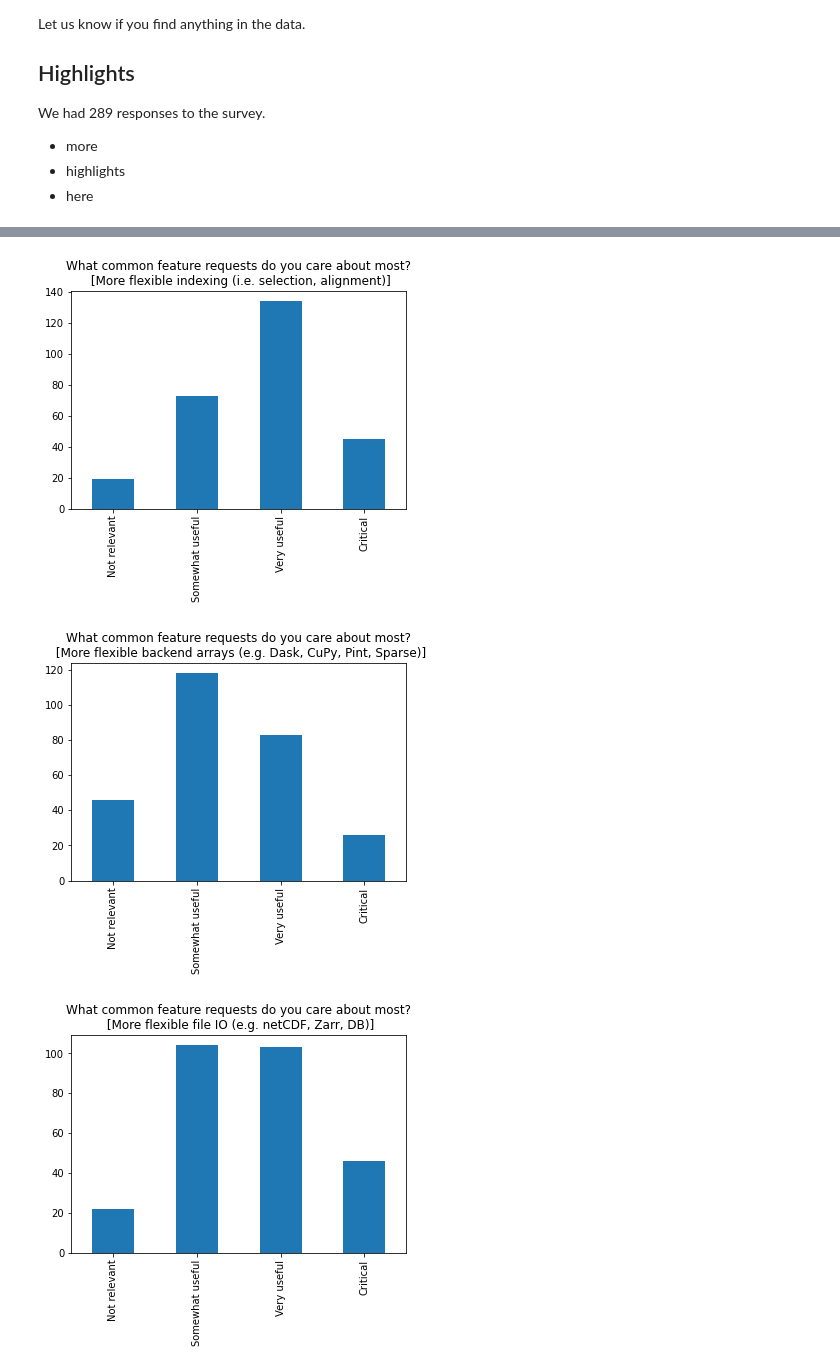
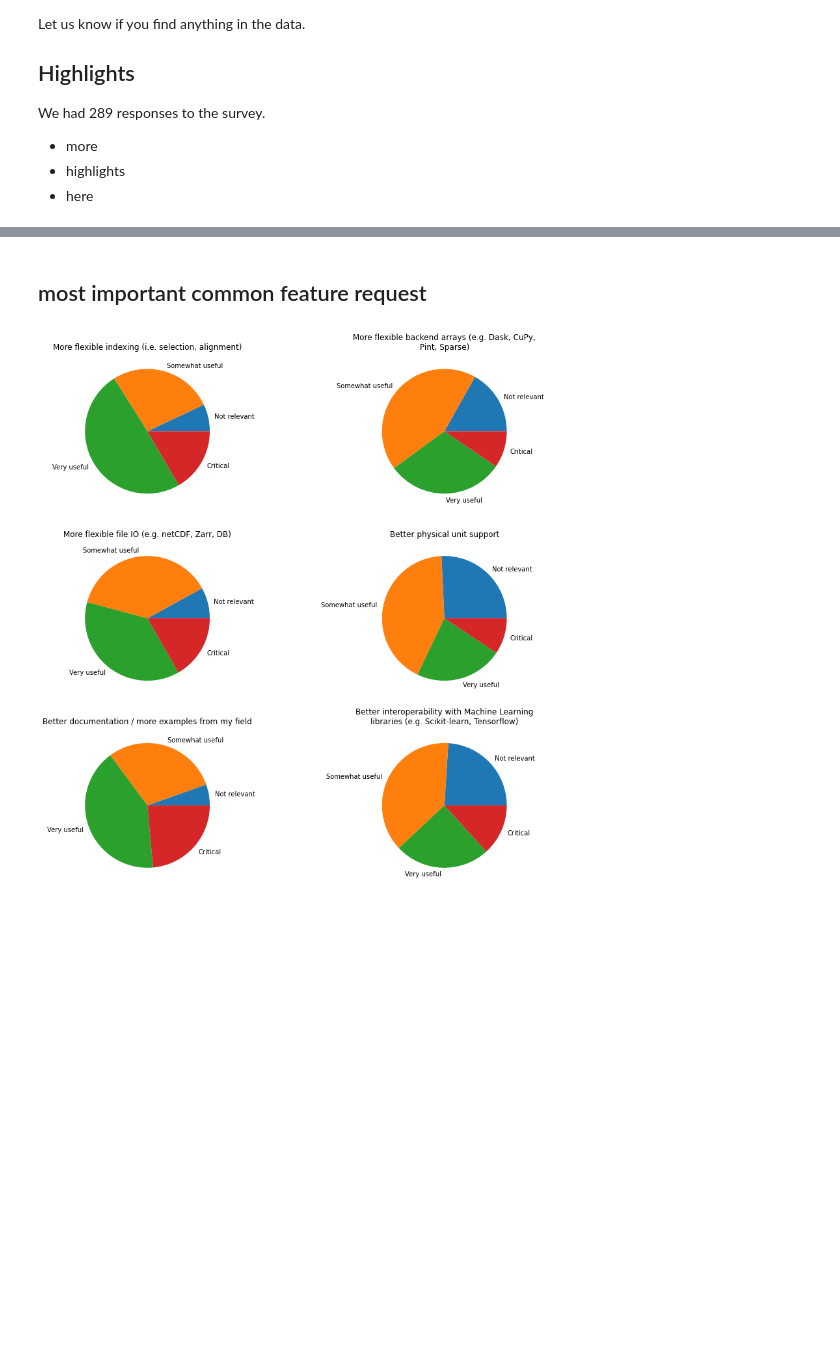
Before and after one commit to xarray-contrib/user-survey, a Jupyter notebook: 2021.ipynb, the cells around one changed output, grey strips where cells are left out. Drawn from its saved outputs; the diff is of its cells as text; code cells hidden in the pictures; blank space fills up the shorter version.

```diff
--- a/2021.ipynb
+++ b/2021.ipynb
@@ -187,14 +279,2 @@ df['How easy is it for you to upgrade to newer versions of Python libraries?'].v
 # %%
 from collections import defaultdict
-# %%
-d = defaultdict(int)
-for s in df['What are some other libraries that you often use with Xarray? (e.g. "dask, pandas, scikit-learn") '].dropna().values:
-
-    for pkg in s.split(','):
-        pkg = pkg.lower().strip()
-        if pkg:
-            d[pkg] += 1
-
-pkgs = pd.Series(d)
-pkgs = pkgs[pkgs > 5].sort_values()
-pkgs.plot.bar()
@@ -206,8 +307,16 @@ prefix = 'What development activities would help you most right now?'
 order = ['Not relevant', 'Somewhat useful', 'Very useful', 'Critical']
 df_q = df.filter(regex=f'^{prefix}',axis=1)
 
-for k, s in df_q.items():
-    plt.figure()
-    s.value_counts().reindex(order).plot.bar()
-    plt.title(k.replace('?', '?\n'))
+fig, axes = plt.subplots(2, 3, figsize=(15, 10))
+for (k, s), ax in zip(df_q.items(), axes.ravel()):
+    s.value_counts().reindex(order).plot.pie(ax=ax)
+    ax.set_xlabel(None)
+    ax.set_ylabel(None)
+
+    title = "\n".join(textwrap.wrap(
+        k[len(prefix):].strip().strip("[]"),
+        width=50,
+    ))
+    ax.set_title(title)
+_ = axes[-1, -1].axis("off")
 # %% [output]
@@ -219,13 +324,20 @@ for k, s in df_q.items():
+# %% [markdown]
+## most important common feature request
 # %%
 prefix = 'What common feature requests do you care about most?'
 order = ['Not relevant', 'Somewhat useful', 'Very useful', 'Critical']
 df_q = df.filter(regex=f'^{prefix}',axis=1)
 
-for k, s in df_q.items():
-    plt.figure()
-    s.value_counts().reindex(order).plot.bar()
-    plt.title(k.replace('?', '?\n'))
+fig, axes = plt.subplots(3, 2, figsize=(15, 15))
+for (k, s), ax in zip(df_q.items(), axes.ravel()):
+    s.value_counts().reindex(order).plot.pie(ax=ax)
+    ax.set_xlabel(None)
+    ax.set_ylabel(None)
+
+    title = "\n".join(textwrap.wrap(
+        k[len(prefix):].strip().strip("[]"),
+        width=50,
+    ))
+    ax.set_title(title)
 # %% [output]
-[figure, old version]
+[figure, new version]
-[figure, removed]
-[figure, removed]
```
Also changed, not shown: parts of 56 cells of this notebook.
